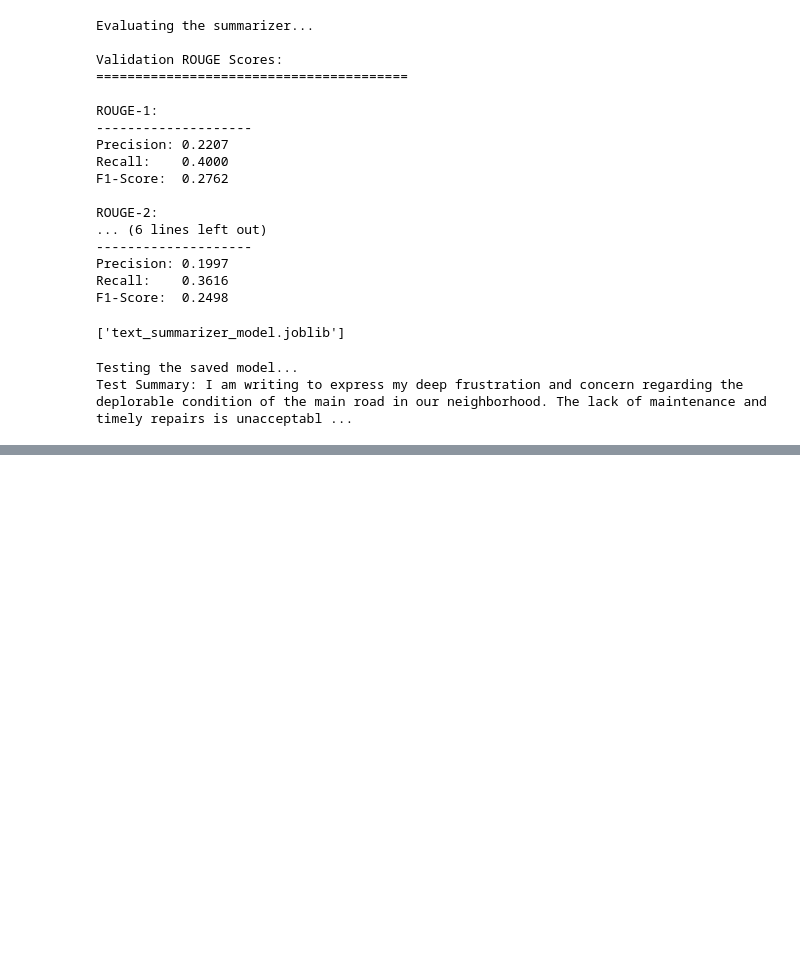
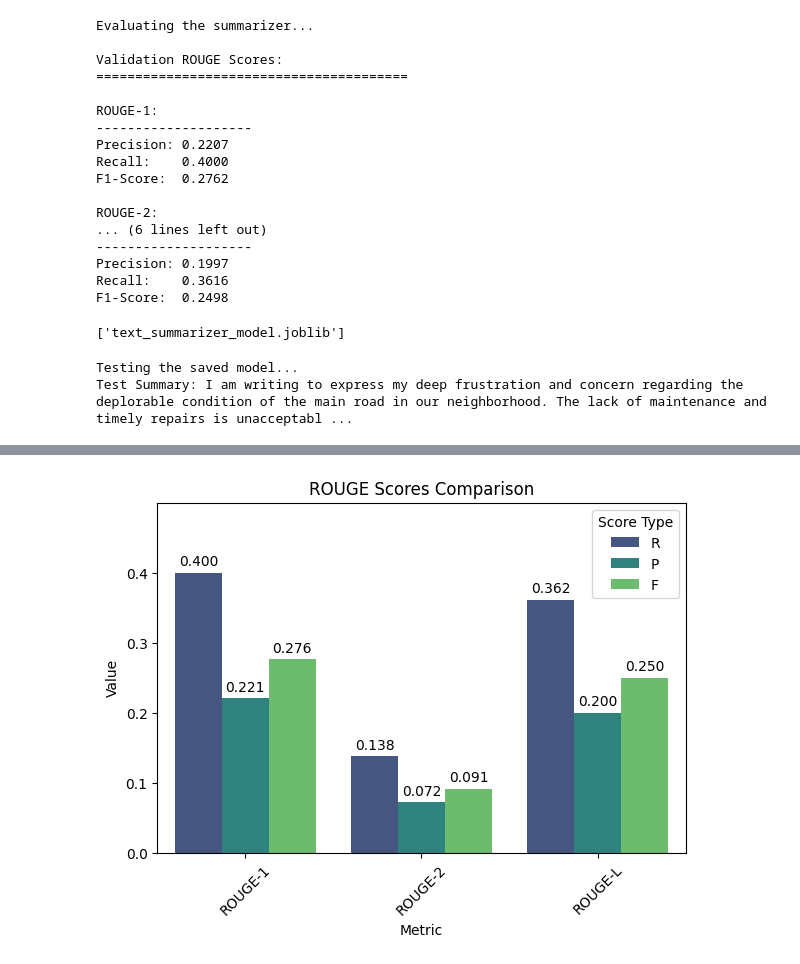
Before and after one commit to bajrasushant/maitighar, a Jupyter notebook: ml-algorithms/text_summarization/text_summarization_v2.ipynb, the cells around one changed output, grey strips where cells are left out. Drawn from its saved outputs; the diff is of its cells as text; code cells hidden in the pictures; blank space fills up the shorter version.

Commit message:
charts for text summarization

```diff
--- a/ml-algorithms/text_summarization/text_summarization_v2.ipynb
+++ b/ml-algorithms/text_summarization/text_summarization_v2.ipynb
@@ -150,3 +150,92 @@ print("Test Summary:", summary)
 # %% [output]
 Testing the saved model...
 Test Summary: I am writing to express my deep frustration and concern regarding the deplorable condition of the main road in our neighborhood. The lack of maintenance and timely repairs is unacceptabl ...
+# %%
+import matplotlib.pyplot as plt
+import seaborn as sns
+import pandas as pd
+import numpy as np
+
+def visualize_rouge_scores(val_scores):
+    # Convert ROUGE scores to a more plottable format
+    data = {
+        'Metric': [],
+        'Score Type': [],
+        'Value': []
+    }
+
+    for rouge_type, scores in val_scores.items():
+        for score_type, value in scores.items():
+            data['Metric'].append(rouge_type.upper())
+            data['Score Type'].append(score_type.upper())
+            data['Value'].append(value)
+
+    df = pd.DataFrame(data)
+
+    # Create subplots
+    fig = plt.figure(figsize=(15, 10))
+
+    # 1. Bar plot comparing all metrics
+    plt.subplot(2, 2, 1)
+    sns.barplot(data=df, x='Metric', y='Value', hue='Score Type', palette='viridis')
+    plt.title('ROUGE Scores Comparison')
+    plt.xticks(rotation=45)
+    plt.ylim(0, max(df['Value']) + 0.1)
+
+    # Add value labels on bars
+    for container in plt.gca().containers:
+        plt.bar_label(container, fmt='%.3f', padding=3)
+
+    # # 2. Horizontal bar chart for F1 scores
+    # plt.subplot(2, 2, 2)
+    # f1_scores = df[df['Score Type'] == 'F']
+    # sns.barplot(data=f1_scores, y='Metric', x='Value', hue='Metric', palette='rocket', orient='h')
+    # plt.title('F1 Scores by ROUGE Metric')
+    # plt.xlabel('F1 Score')
+
+    # # Add value labels
+    # for i, v in enumerate(f1_scores['Value']):
+    #     plt.text(v, i, f'{v:.3f}', va='center', padding=5)
+
+    # # 3. Spider/Radar chart for all metrics
+    # ax = plt.subplot(2, 2, (3, 4), projection='polar')
+
+    # # Prepare data for radar chart
+    # categories = df['Metric'].unique()
+    # score_types = df['Score Type'].unique()
+    # angles = np.linspace(0, 2*np.pi, len(categories), endpoint=False)
+
+    # # Close the plot by appending first value
+    # angles = np.concatenate((angles, [angles[0]]))
+
+    # # Plot each score type
+    # for score_type in score_types:
+    #     values = df[df['Score Type'] == score_type]['Value'].values
+    #     values = np.concatenate((values, [values[0]]))
+    #     ax.plot(angles, values, 'o-', linewidth=2, label=score_type)
+    #     ax.fill(angles, values, alpha=0.25)
+
+    # # Set the labels
+    # ax.set_xticks(angles[:-1])
+    # ax.set_xticklabels(categories)
+    # ax.set_ylim(0, max(df['Value']) + 0.1)
+    # plt.title('ROUGE Scores Radar Chart')
+    # plt.legend(loc='upper right', bbox_to_anchor=(1.3, 1.1))
+
+    # plt.tight_layout()
+    # plt.show()
+
+    # Print detailed statistics
+    print("\nDetailed ROUGE Scores Statistics:")
+    print("=" * 50)
+    for rouge_type in df['Metric'].unique():
+        print(f"\n{rouge_type}:")
+        for score_type in df['Score Type'].unique():
+            value = df[(df['Metric'] == rouge_type) &
+                      (df['Score Type'] == score_type)]['Value'].values[0]
+            print(f"{score_type}: {value:.4f}")
+
+# Use the function with your validation scores
+# Assuming val_scores is your dictionary of ROUGE scores
+visualize_rouge_scores(val_scores)
+# %% [output]
@@ -152,0 +259 @@ Test Summary: I am writing to express my deep frustration and concern regarding
+[figure, added]
```
Also changed, not shown: parts of 1 cell of this notebook.
